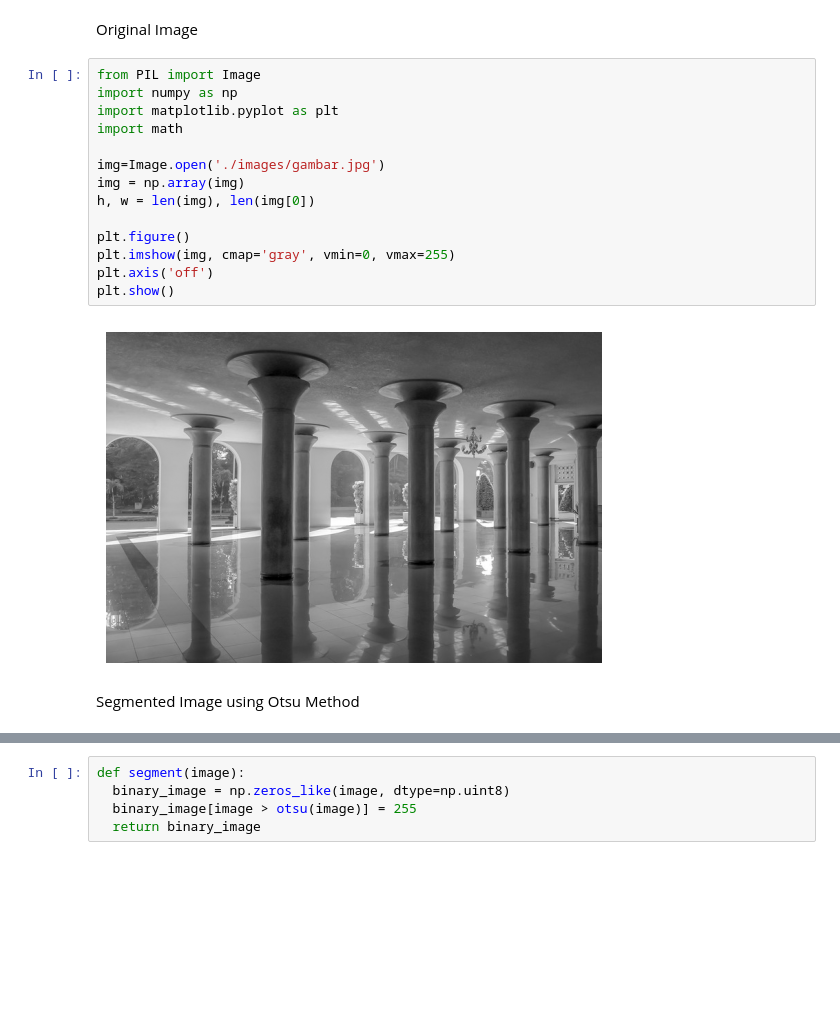
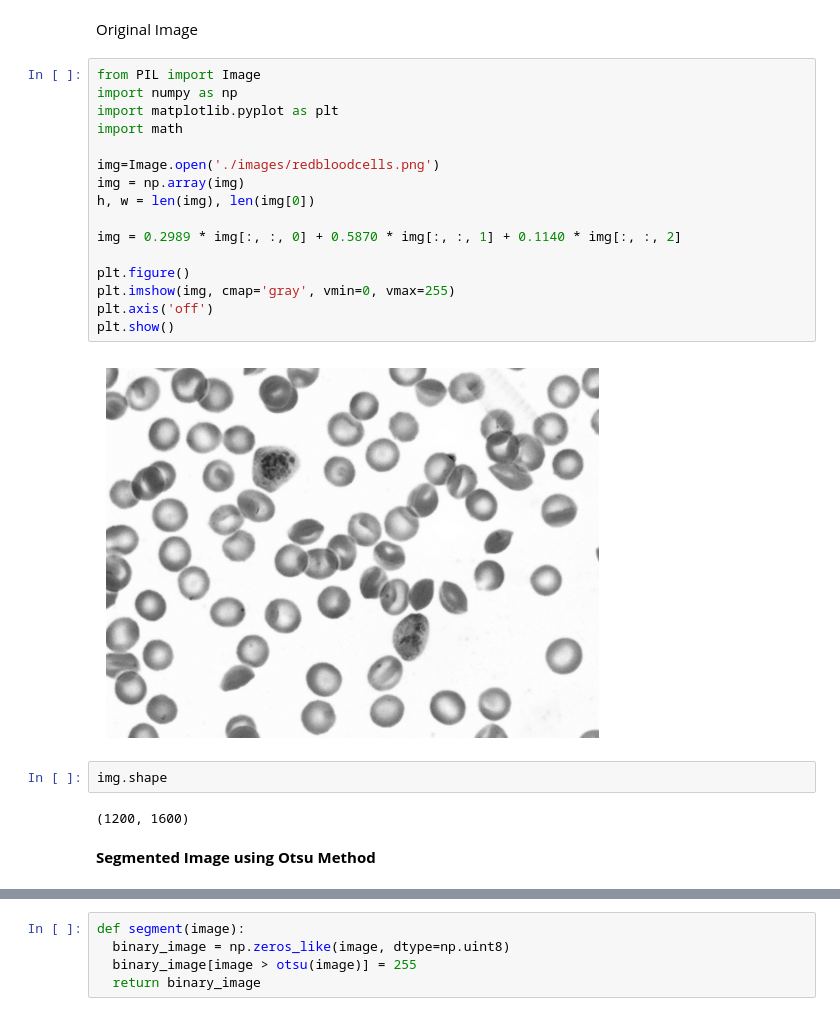
Before and after one commit to jeremia49/PACD-MII226895, a Jupyter notebook: PCD_Assignment03.ipynb, the cells around one changed output, grey strips where cells are left out. Cells and saved outputs as stored; diff of their text form; blank space fills up the shorter version.

```diff
--- a/PCD_Assignment03.ipynb
+++ b/PCD_Assignment03.ipynb
@@ -33,21 +35,27 @@ Original Image
 # %%
 from PIL import Image
 import numpy as np
 import matplotlib.pyplot as plt
 import math
 
-img=Image.open('./images/gambar.jpg')
+img=Image.open('./images/redbloodcells.png')
 img = np.array(img)
 h, w = len(img), len(img[0])
+
+img = 0.2989 * img[:, :, 0] + 0.5870 * img[:, :, 1] + 0.1140 * img[:, :, 2]
 
 plt.figure()
 plt.imshow(img, cmap='gray', vmin=0, vmax=255)
 plt.axis('off')
 plt.show()
 # %% [output]
-[figure, old version]
+[figure, new version]
+# %%
+img.shape
+# %% [output]
+(1200, 1600)
 # %% [markdown]
-Segmented Image using Otsu Method
+**Segmented Image using Otsu Method**
 # %%
 def otsu(image):
     flat = [pixel for row in image for pixel in row]
```
Also changed, not shown: parts of 15 cells of this notebook.
